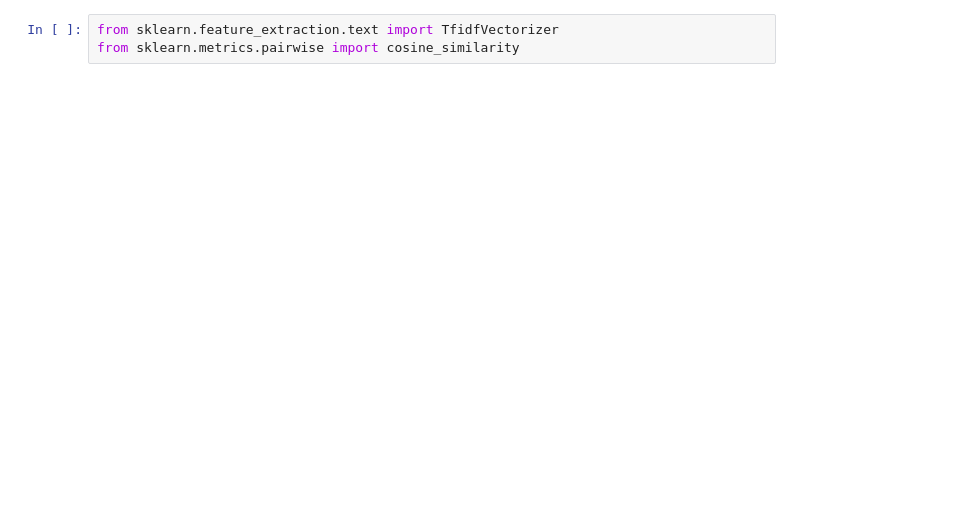
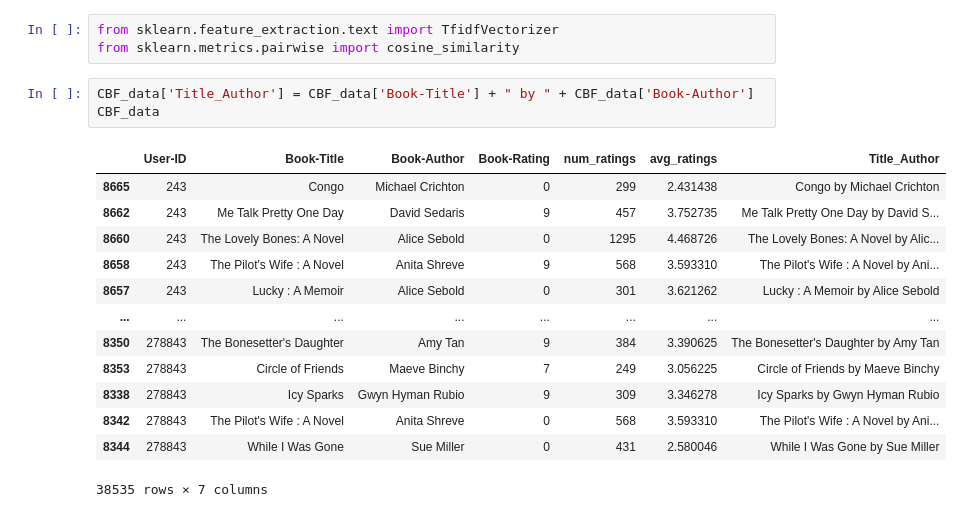
Before and after one commit to vidhan66/Book-Recommendation-System, a Jupyter notebook: Book_Recommendation_System.ipynb, the cells around one changed output. Drawn from its saved outputs; the diff is of its cells as text; blank space fills up the shorter version.

```diff
--- a/Book_Recommendation_System.ipynb
+++ b/Book_Recommendation_System.ipynb
@@ -301,4 +312,21 @@ dtype: object
 # %%
 from sklearn.feature_extraction.text import TfidfVectorizer
 from sklearn.metrics.pairwise import cosine_similarity
+# %%
+CBF_data['Title_Author'] = CBF_data['Book-Title'] + " by " + CBF_data['Book-Author']
+CBF_data
+# %% [output]
+|  | User-ID | Book-Title | Book-Author | Book-Rating | num_ratings | avg_ratings | Title_Author |
+| 8665 | 243 | Congo | Michael Crichton | 0 | 299 | 2.431438 | Congo by Michael Crichton |
+| 8662 | 243 | Me Talk Pretty One Day | David Sedaris | 9 | 457 | 3.752735 | Me Talk Pretty One Day by David S... |
+| 8660 | 243 | The Lovely Bones: A Novel | Alice Sebold | 0 | 1295 | 4.468726 | The Lovely Bones: A Novel by Alic... |
+| 8658 | 243 | The Pilot's Wife : A Novel | Anita Shreve | 9 | 568 | 3.593310 | The Pilot's Wife : A Novel by Ani... |
+| 8657 | 243 | Lucky : A Memoir | Alice Sebold | 0 | 301 | 3.621262 | Lucky : A Memoir by Alice Sebold |
+| ... | ... | ... | ... | ... | ... | ... | ... |
+| 8350 | 278843 | The Bonesetter's Daughter | Amy Tan | 9 | 384 | 3.390625 | The Bonesetter's Daughter by Amy Tan |
+| 8353 | 278843 | Circle of Friends | Maeve Binchy | 7 | 249 | 3.056225 | Circle of Friends by Maeve Binchy |
+| 8338 | 278843 | Icy Sparks | Gwyn Hyman Rubio | 9 | 309 | 3.346278 | Icy Sparks by Gwyn Hyman Rubio |
+| 8342 | 278843 | The Pilot's Wife : A Novel | Anita Shreve | 0 | 568 | 3.593310 | The Pilot's Wife : A Novel by Ani... |
+| 8344 | 278843 | While I Was Gone | Sue Miller | 0 | 431 | 2.580046 | While I Was Gone by Sue Miller |
+38535 rows × 7 columns
 # %%
```
Also changed, not shown: parts of 5 cells of this notebook.
